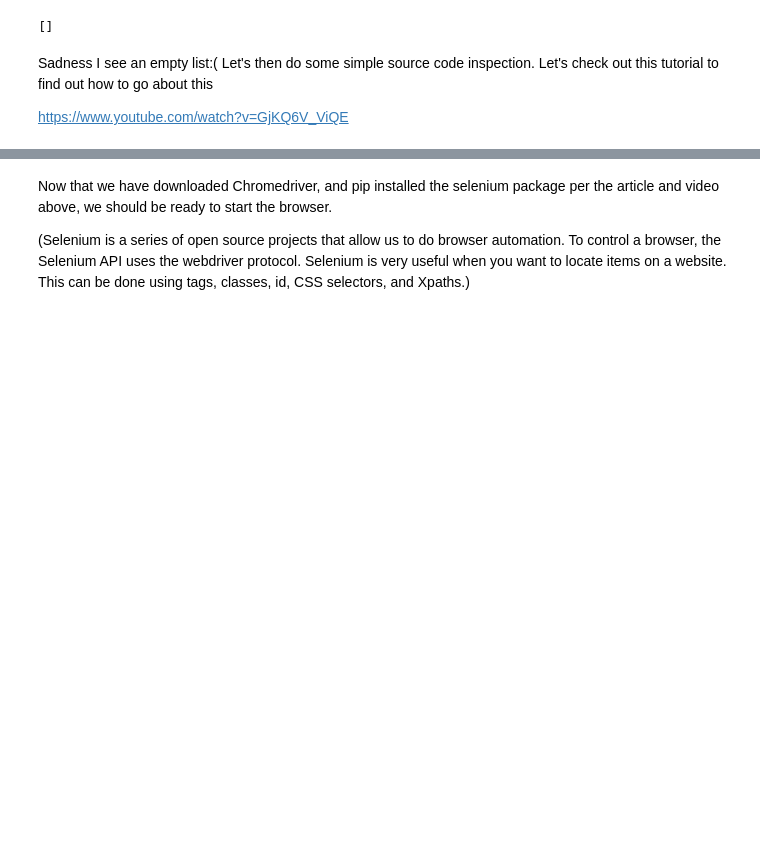
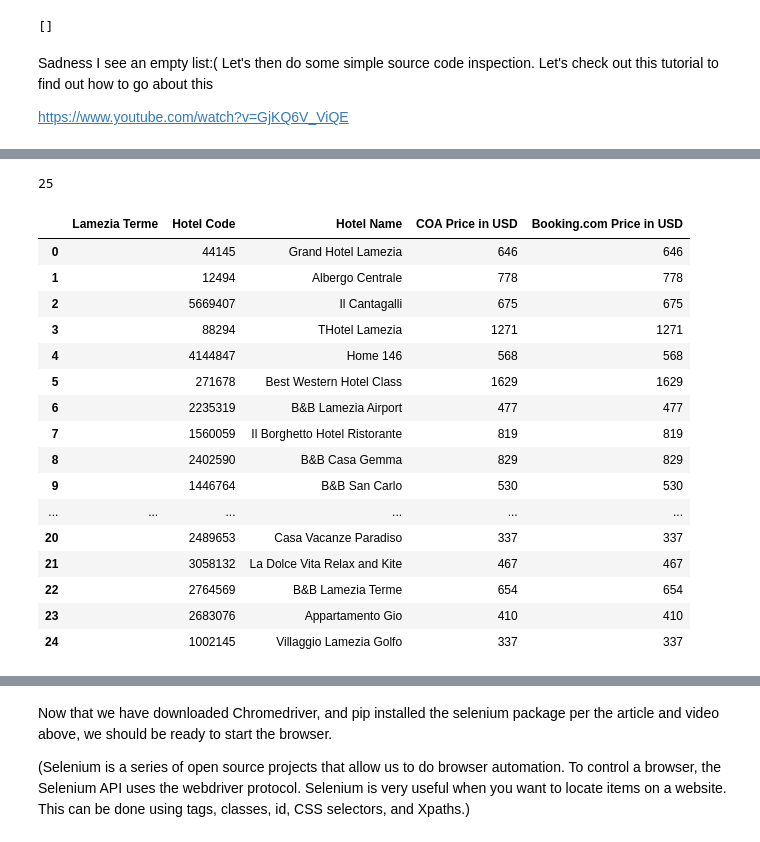
Before and after one commit to bossiilaria/Python, a Jupyter notebook: Web_Scraping.ipynb, the cells around one changed output, grey strips where cells are left out. Saved outputs shown, nothing was run; the diff lists cells and outputs as text; code cells hidden in the pictures; blank space fills up the shorter version.

```diff
--- a/Web_Scraping.ipynb
+++ b/Web_Scraping.ipynb
@@ -301,0 +500,55 @@ translations && translations.set && translations.set({"country":{"ge":{"name":"G
+# %%
+#Then I can manipulate the dictionaries so that I can assign a code to each hotel and every time a new hotel pops upon the listing pages
+#I can store the code
+
+Added_Hotel_Code_LT_dict = {
+    "Lamezia Terme": [ " ", " ", " ", " ", " ", " ", " ", " ", " ", " ", " ", " ", " ", " ", " ", " ", " ", " ", " ", " ",
+               " ", " ", " ", " ", " "],
+
+    "Hotel Code": ["44145", "12494", "5669407", "88294", "4144847", "271678", "2235319", "1560059", "2402590",
+                   "1446764", "1420380", "3630325", "5098688", "1447046", "1638944", "5534710", "2965239", "1412569",
+                   "83506", "2010488", "2489653", "3058132", "2764569", "2683076", "1002145"],
+
+    "Hotel Name":["Grand Hotel Lamezia", "Albergo Centrale", "Il Cantagalli", "THotel Lamezia", "Home 146",
+                   "Best Western Hotel Class", "B&B Lamezia Airport", "Il Borghetto Hotel Ristorante", "B&B Casa Gemma",
+                   "B&B San Carlo", "B&B Magna Grecia", "Barnet House Lamezia", "B&B Nonna Maria", "B&B Margot",
+                   "B&B Sant'Eufemia", "B&B Aereostation", "B&B Parva Domus", "Le Stanze Del Re", "Appartamento Zona Aeroporto",
+                  "Savant Hotel", "Casa Vacanze Paradiso", "La Dolce Vita Relax and Kite", "B&B Lamezia Terme",
+                  "Appartamento Gio", "Villaggio Lamezia Golfo"],
+
+    "COA Price in USD": [646, 778, 675, 1271, 568, 1629, 477, 819, 829, 530, 482, 337, 521, 588, 482, 472, 559,
+                              530, 482, 926, 337, 467, 654, 410, 337],
+
+    "Booking.com Price in USD": [646, 778, 675, 1271, 568, 1629, 477, 819, 829, 530, 482,337, 521, 588, 482, 472, 559,
+                                           530, 482, 891, 337, 467, 654, 410, 337]
+}
+# %%
+l =["44145", "12494", "5669407", "88294", "4144847", "271678", "2235319", "1560059", "2402590",
+                   "1446764", "1420380", "3630325", "5098688", "1447046", "1638944", "5534710", "2965239", "1412569",
+                   "83506", "2010488", "2489653", "3058132", "2764569", "2683076", "1002145"]
+len(l)
+# %% [output]
+25
+# %%
+#Let's now display the full table including the codes for LT:
+Added_Hotel_Code_LT_df = pd.DataFrame(Added_Hotel_Code_LT_dict)
+# %%
+Added_Hotel_Code_LT_df
+# %% [output]
+|  | Lamezia Terme | Hotel Code | Hotel Name | COA Price in USD | Booking.com Price in USD |
+| 0 |  | 44145 | Grand Hotel Lamezia | 646 | 646 |
+| 1 |  | 12494 | Albergo Centrale | 778 | 778 |
+| 2 |  | 5669407 | Il Cantagalli | 675 | 675 |
+| 3 |  | 88294 | THotel Lamezia | 1271 | 1271 |
+| 4 |  | 4144847 | Home 146 | 568 | 568 |
+| 5 |  | 271678 | Best Western Hotel Class | 1629 | 1629 |
+| 6 |  | 2235319 | B&B Lamezia Airport | 477 | 477 |
+| 7 |  | 1560059 | Il Borghetto Hotel Ristorante | 819 | 819 |
+| 8 |  | 2402590 | B&B Casa Gemma | 829 | 829 |
+| 9 |  | 1446764 | B&B San Carlo | 530 | 530 |
+| ... | ... | ... | ... | ... | ... |
+| 20 |  | 2489653 | Casa Vacanze Paradiso | 337 | 337 |
+| 21 |  | 3058132 | La Dolce Vita Relax and Kite | 467 | 467 |
+| 22 |  | 2764569 | B&B Lamezia Terme | 654 | 654 |
+| 23 |  | 2683076 | Appartamento Gio | 410 | 410 |
+| 24 |  | 1002145 | Villaggio Lamezia Golfo | 337 | 337 |
```
Also changed, not shown: parts of 54 cells of this notebook, 4 other files.
